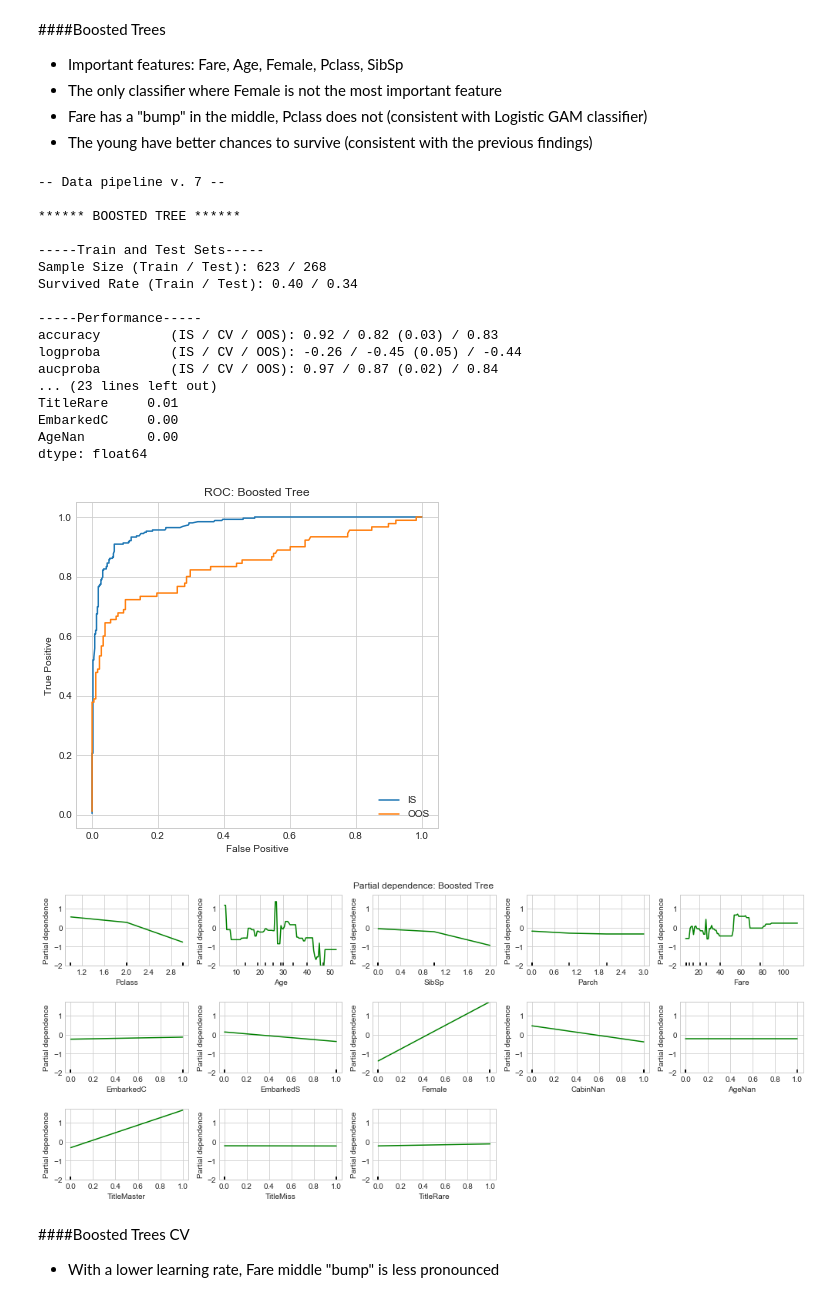
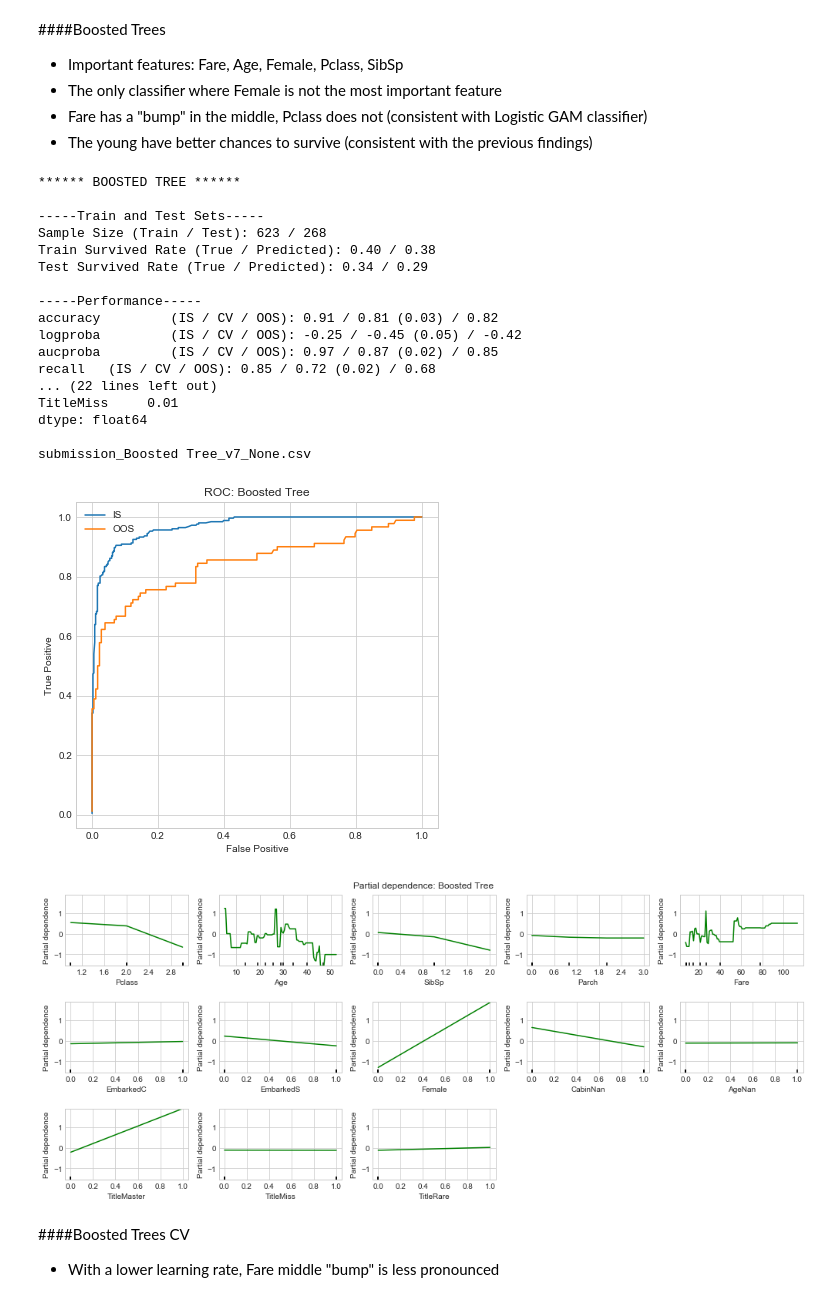
Before and after one commit to mysterious-ben/Titanic, a Jupyter notebook: run/run_model.ipynb, the cells around one changed output. Cells and saved outputs as stored; diff of their text form; code cells hidden in the pictures.

```diff
--- a/run/run_model.ipynb
+++ b/run/run_model.ipynb
@@ -488,12 +484,13 @@ precision        (IS / CV / OOS): 0.68 / 0.67 / 0.71
 # %%
 np.random.seed(42)
 version = 7
-modelKNN = mdl.KNN(scale='some', n_neighbors=10, weights='uniform')
+scale = 'some'
+modelKNN = mdl.KNN(scale=scale, n_neighbors=10, weights='uniform')
 modelKNN.fitPredict(*[x for x in dtp.featuresPipelineTrainTest(dataOr, dataTOr, version=version)])
 modelKNN.printPlotSummary()
 submission = modelKNN.fitPredictSubmission(*dtp.featuresPipelineTrainTest(datafinOr, datafinTOr, version=version,
                                                                          verbose=False))
-submission.to_csv(os.path.join(submissionFolder, "submission_{}_v{}.csv".format(modelKNN.name, version)), index_label='PassengerId')
+submission.to_csv(os.path.join(submissionFolder, "submission_{}_v{}_{}.csv".format(modelKNN.name, version, scale)), index_label='PassengerId')
 # %% [output]
 -- Data pipeline v. 7 --
 
@@ -614,13 +611,17 @@ max_leaf_nodes = 12.00
 # %%
 np.random.seed(42)
 version = 7
-modelRandomForest = mdl.RandomForest(scale='none', n_estimators=512, max_features=None,
-                                     max_depth=None, max_leaf_nodes=16, class_weight='balanced')
+scale = 'none'
+class_weight = None
+max_leaf_nodes = 16
+modelRandomForest = mdl.RandomForest(scale=scale, n_estimators=512, max_features=None,
+                                     max_depth=None, max_leaf_nodes=max_leaf_nodes, class_weight=class_weight)
 modelRandomForest.fitPredict(*[x for x in dtp.featuresPipelineTrainTest(dataOr, dataTOr, version=version)])
 modelRandomForest.printPlotSummary()
 submission = modelRandomForest.fitPredictSubmission(*dtp.featuresPipelineTrainTest(datafinOr, datafinTOr, version=version,
                                                                          verbose=False))
-submission.to_csv(os.path.join(submissionFolder, "submission_{}_v{}.csv".format(modelRandomForest.name, version)), index_label='PassengerId')
+submission.to_csv(os.path.join(submissionFolder, "submission_{}_v{}_{}_{}_leaf{}.csv".format(
+    modelRandomForest.name, version, scale, class_weight, max_leaf_nodes)), index_label='PassengerId')
 # %% [output]
 -- Data pipeline v. 7 --
 
@@ -645,13 +667,15 @@ dtype: float64
 # %%
 np.random.seed(42)
 version = 7
+class_weight = None
 modelTreeCV = mdl.genModelCV(mdl.RandomForest, cv=5, grid={'max_leaf_nodes': (8, 16, 32, 64)})\
-    (scale='none', n_estimators=512, max_features=None, max_depth=None,class_weight='balanced')
+    (scale='none', n_estimators=512, max_features=None, max_depth=None, class_weight=class_weight)
 modelTreeCV.fitPredict(*[x for x in dtp.featuresPipelineTrainTest(dataOr, dataTOr, version=version)])
 modelTreeCV.printPlotSummary()
 submission = modelTreeCV.fitPredictSubmission(*dtp.featuresPipelineTrainTest(datafinOr, datafinTOr, version=version,
                                                                          verbose=False))
-submission.to_csv(os.path.join(submissionFolder, "submission_{}_v{}.csv".format(modelTreeCV.name, version)), index_label='PassengerId')
+submission.to_csv(os.path.join(submissionFolder, "submission_{}_v{}_{}.csv".format(
+    modelTreeCV.name, version, class_weight)), index_label='PassengerId')
 # %% [output]
 -- Data pipeline v. 7 --
 
@@ -680,33 +725,36 @@ max_leaf_nodes = 32.00
 # %%
 np.random.seed(42)
 version = 7
+class_weight = None#'balanced'
 modelBoostedTree = mdl.BoostedTree(scale='none', n_estimators=256, loss='deviance', learning_rate=0.1, subsample=1.,
-                                   max_features=None, max_depth=None, max_leaf_nodes=4, balanceWeights=True)
+                                   max_features=None, max_depth=None, max_leaf_nodes=4, class_weight=class_weight)
 modelBoostedTree.fitPredict(*[x for x in dtp.featuresPipelineTrainTest(dataOr, dataTOr, version=version)])
 modelBoostedTree.printPlotSummary()
 submission = modelBoostedTree.fitPredictSubmission(*dtp.featuresPipelineTrainTest(datafinOr, datafinTOr, version=version,
                                                                          verbose=False))
-submission.to_csv(os.path.join(submissionFolder, "submission_{}_v{}.csv".format(modelBoostedTree.name, version)), index_label='PassengerId')
+submissionName = "submission_{}_v{}_{}.csv".format(modelBoostedTree.name, version, class_weight)
+submission.to_csv(os.path.join(submissionFolder, submissionName), index_label='PassengerId')
+print(submissionName)
 # %% [output]
--- Data pipeline v. 7 --
-
 ****** BOOSTED TREE ******
 
 -----Train and Test Sets-----
 Sample Size (Train / Test): 623 / 268
-Survived Rate (Train / Test): 0.40 / 0.34
+Train Survived Rate (True / Predicted): 0.40 / 0.38
+Test Survived Rate (True / Predicted): 0.34 / 0.29
 
 -----Performance-----
-accuracy         (IS / CV / OOS): 0.92 / 0.82 (0.03) / 0.83
-logproba         (IS / CV / OOS): -0.26 / -0.45 (0.05) / -0.44
-aucproba         (IS / CV / OOS): 0.97 / 0.87 (0.02) / 0.84
-... (23 lines left out)
-TitleRare     0.01
-EmbarkedC     0.00
-AgeNan        0.00
+accuracy         (IS / CV / OOS): 0.91 / 0.81 (0.03) / 0.82
+logproba         (IS / CV / OOS): -0.25 / -0.45 (0.05) / -0.42
+aucproba         (IS / CV / OOS): 0.97 / 0.87 (0.02) / 0.85
+recall   (IS / CV / OOS): 0.85 / 0.72 (0.02) / 0.68
+... (22 lines left out)
+TitleMiss     0.01
 dtype: float64
+
+submission_Boosted Tree_v7_None.csv
-[figure, old version]
+[figure, new version]
-[figure, old version]
+[figure, new version]
 # %% [markdown]
 ####Boosted Trees CV
 - With a lower learning rate, Fare middle "bump" is less pronounced
```
Also changed, not shown: parts of 13 cells of this notebook, 5 other files.
